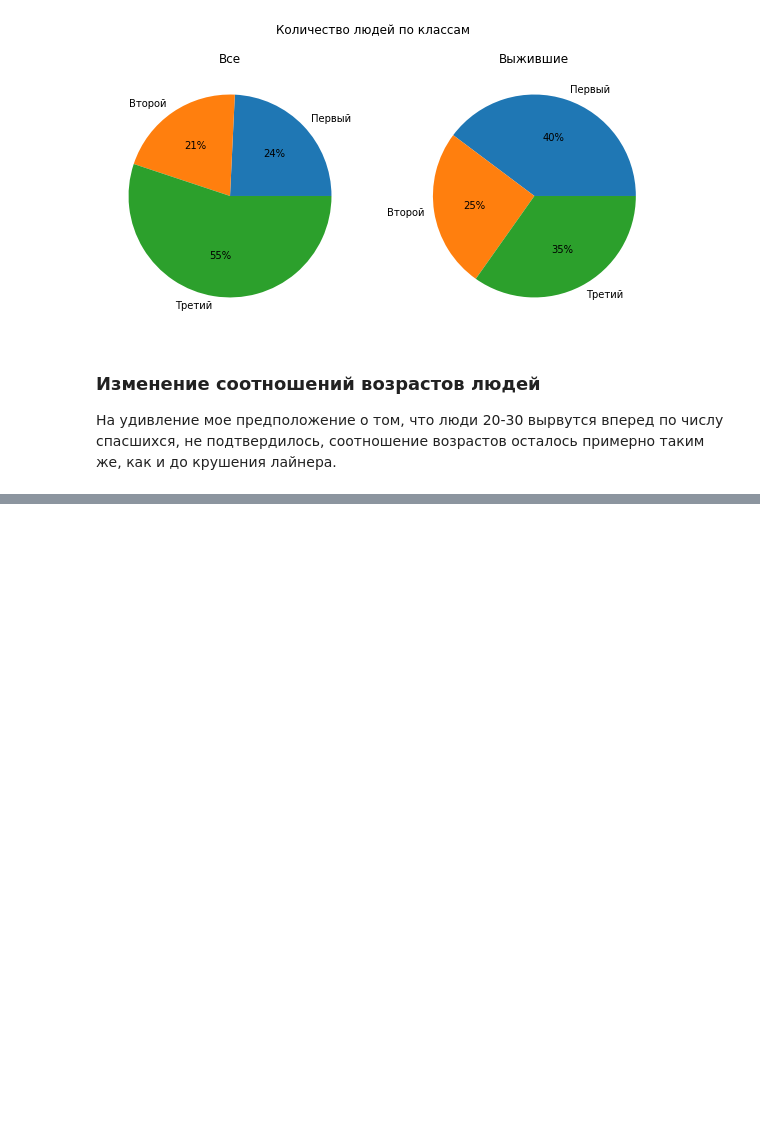
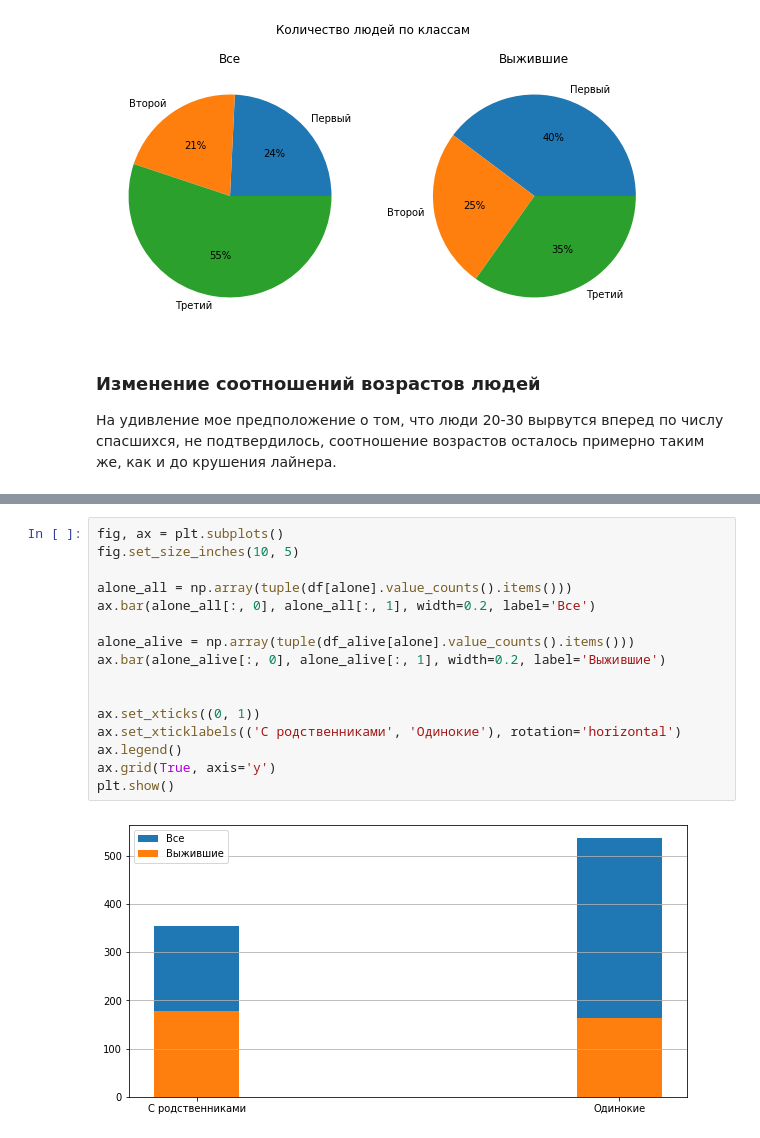
Before and after one commit to gaskeo/yandex-lyceum-selection-round, a Jupyter notebook: main.ipynb, the cells around one changed output, grey strips where cells are left out. Cells and saved outputs as stored; diff of their text form; blank space fills up the shorter version.

```diff
--- a/main.ipynb
+++ b/main.ipynb
@@ -834,0 +839,18 @@ plt.show()
+# %%
+fig, ax = plt.subplots()
+fig.set_size_inches(10, 5)
+
+alone_all = np.array(tuple(df[alone].value_counts().items()))
+ax.bar(alone_all[:, 0], alone_all[:, 1], width=0.2, label='Все')
+
+alone_alive = np.array(tuple(df_alive[alone].value_counts().items()))
+ax.bar(alone_alive[:, 0], alone_alive[:, 1], width=0.2, label='Выжившие')
+
+
+ax.set_xticks((0, 1))
+ax.set_xticklabels(('С родственниками', 'Одинокие'), rotation='horizontal')
+ax.legend()
+ax.grid(True, axis='y')
+plt.show()
+# %% [output]
+[figure, added]
```
Also changed, not shown: parts of 6 cells of this notebook.
